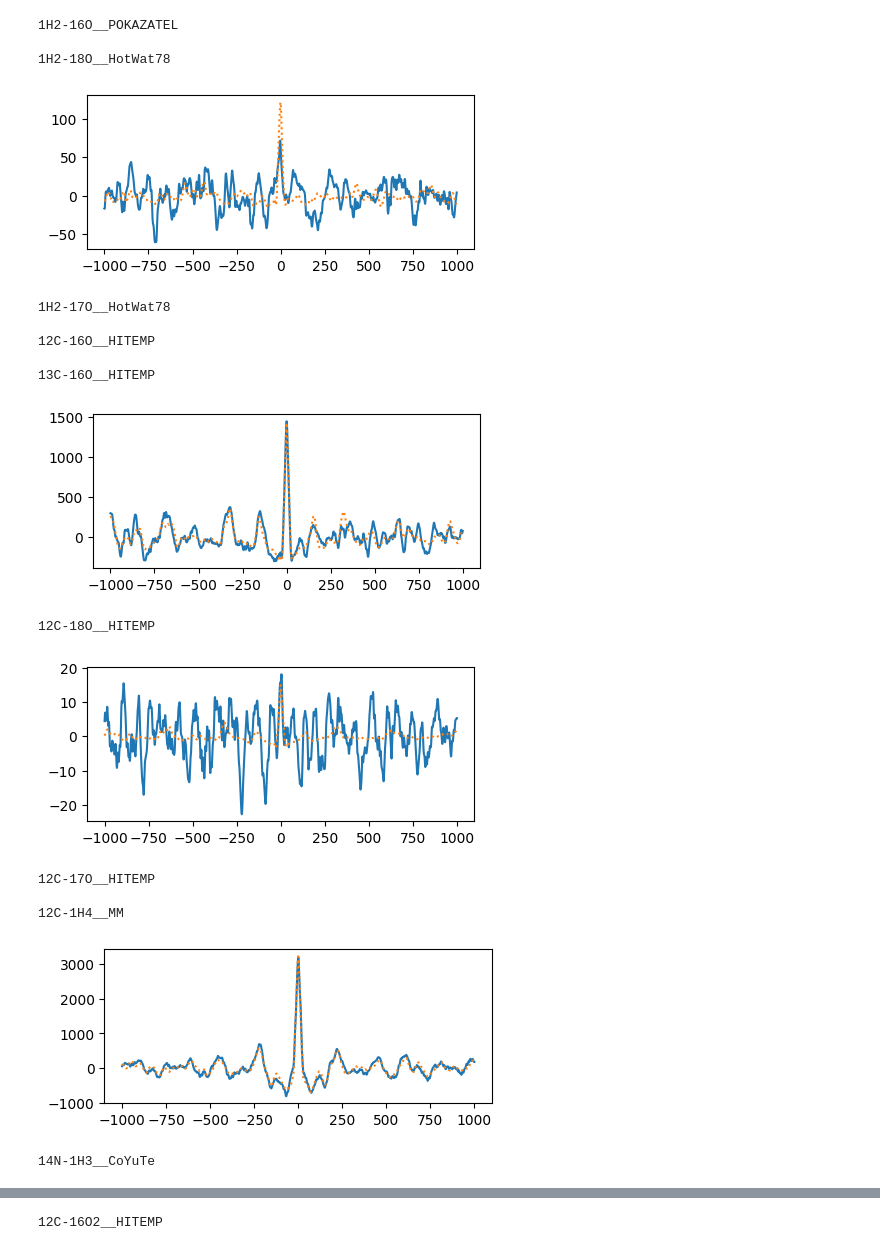
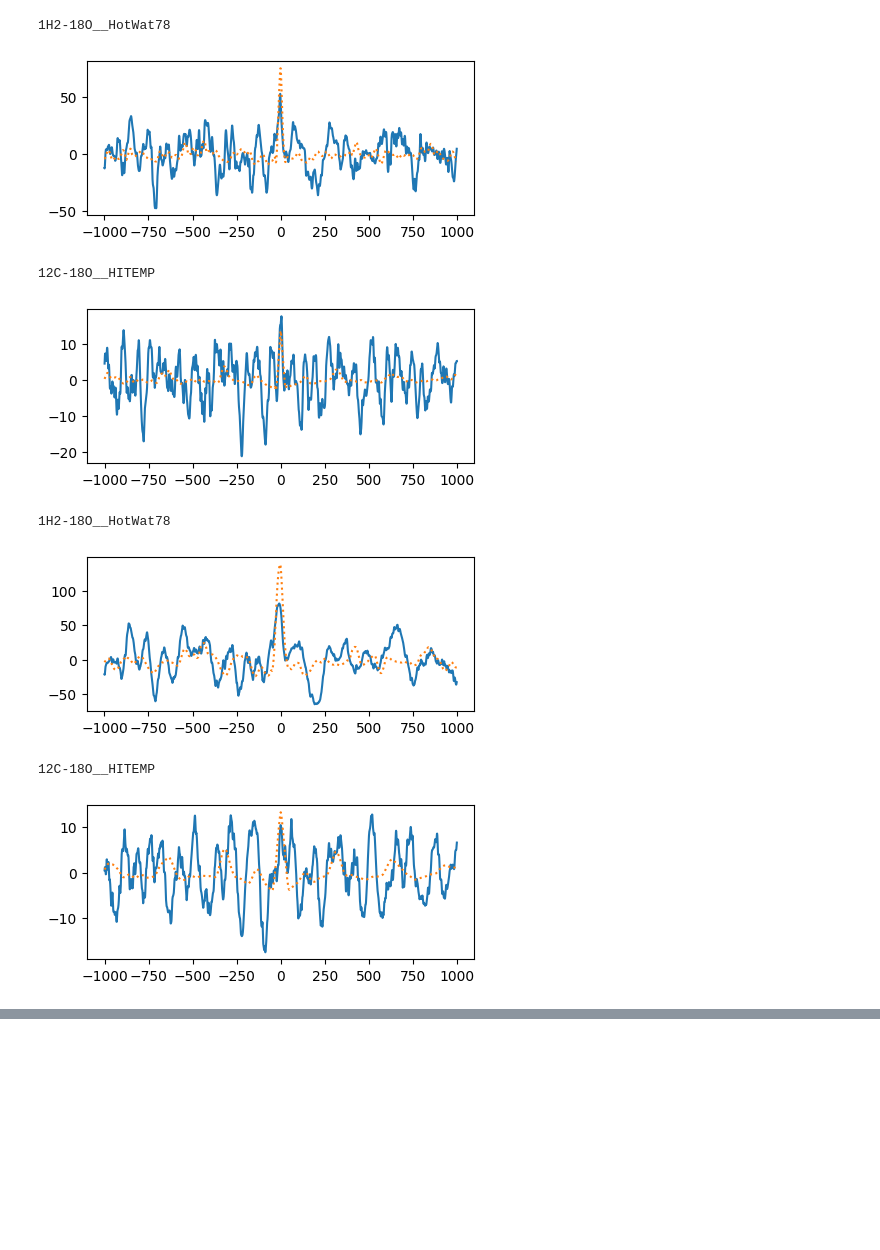
Before and after one commit to samderegt/retrieval_base, a Jupyter notebook: Luhman_16/figures/plot_K_band_CCF.ipynb, the cells around one changed output, grey strips where cells are left out. Drawn from its saved outputs; the diff is of its cells as text; code cells hidden in the pictures; blank space fills up the shorter version.

```diff
--- a/Luhman_16/figures/plot_K_band_CCF.ipynb
+++ b/Luhman_16/figures/plot_K_band_CCF.ipynb
@@ -25,6 +25,6 @@ env_colors_B[:,3] = 0.5; env_colors_B[0,3] = 0.0
 res_alpha = 0.85
 
 path = '/net/schenk/data2/regt/data_backup/Luhman_16/retrieval_outputs'
-A = result_utils.RetrievalResults(f'{path}/freechem_K_A_ret_6/test_')
-B = result_utils.RetrievalResults(f'{path}/freechem_K_B_ret_6/test_')
+A = result_utils.RetrievalResults(f'{path}/freechem_K_A_ret_8/test_')
+B = result_utils.RetrievalResults(f'{path}/freechem_K_B_ret_8/test_')
 # %% [output]
@@ -76,6 +101,9 @@ def get_CCF(Res, line_species_to_exclude=['1H2-16O__POKAZATEL', '1H2-17O__HotWat
     all_CCF, all_ACF = {}, {}
 
     for line_species in all_line_species:
+
+        if line_species not in ['1H2-18O__HotWat78', '12C-18O__HITEMP']:
+            continue
 
         print('\n'+line_species)
         if line_species in ['MMW','H2','He']:
@@ -108,46 +136,37 @@ def get_CCF(Res, line_species_to_exclude=['1H2-16O__POKAZATEL', '1H2-17O__HotWat
             )
         rv, CCF, ACF = Res.get_CCF(
             m_spec_template=m_spec_template,
             m_spec_to_subtract=m_spec_to_subtract,
             high_pass_filter={
                 #'m_res': result_utils.HighPassFilter(), # Filter on model
                 #'d_res': result_utils.HighPassFilter(), # Filter on data
                 #'m_res': result_utils.HighPassFilter(filter_type='nanmedian', size=301), # Filter on model
                 #'d_res': result_utils.HighPassFilter(filter_type='nanmedian', size=301), # Filter on data
                 'm_res': result_utils.HighPassFilter(**kwargs), # Filter on model
                 'd_res': result_utils.HighPassFilter(**kwargs), # Filter on data
                 },
             # rv=np.arange(-1000,1000,2),
             # rv=np.arange(-500,500,2),
             #plot=True,
             )
         all_CCF[line_species] = CCF
         all_ACF[line_species] = ACF
 
         plt.figure(figsize=(5,2))
         plt.plot(rv, CCF.sum(axis=-1))
         plt.plot(rv, ACF.sum(axis=-1), ls=':')
         plt.show()
 
     return rv, all_CCF, all_ACF
 
 rv, all_CCF_A, all_ACF_A = get_CCF(A)
 rv, all_CCF_B, all_ACF_B = get_CCF(B)
 # %% [output]
-1H2-16O__POKAZATEL
-
 1H2-18O__HotWat78
-[figure, old version]
+[figure, new version]
-1H2-17O__HotWat78
-
-12C-16O__HITEMP
-
-13C-16O__HITEMP
+12C-18O__HITEMP
-[figure, old version]
+[figure, new version]
-12C-18O__HITEMP
+1H2-18O__HotWat78
-[figure, old version]
+[figure, new version]
-12C-17O__HITEMP
-
-12C-1H4__MM
+12C-18O__HITEMP
-[figure, old version]
+[figure, new version]
-14N-1H3__CoYuTe
@@ -155 +172,0 @@ rv, all_CCF_B, all_ACF_B = get_CCF(B)
-12C-16O2__HITEMP
```
Also changed, not shown: parts of 9 cells of this notebook, 6 other files.
